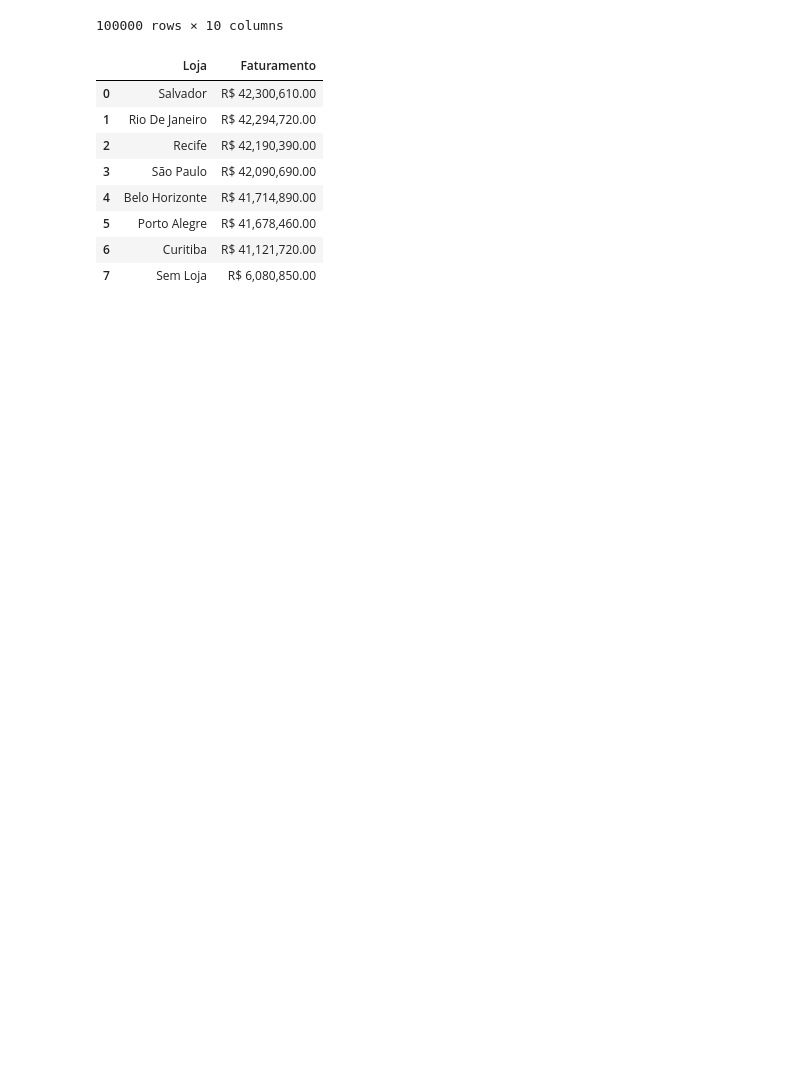
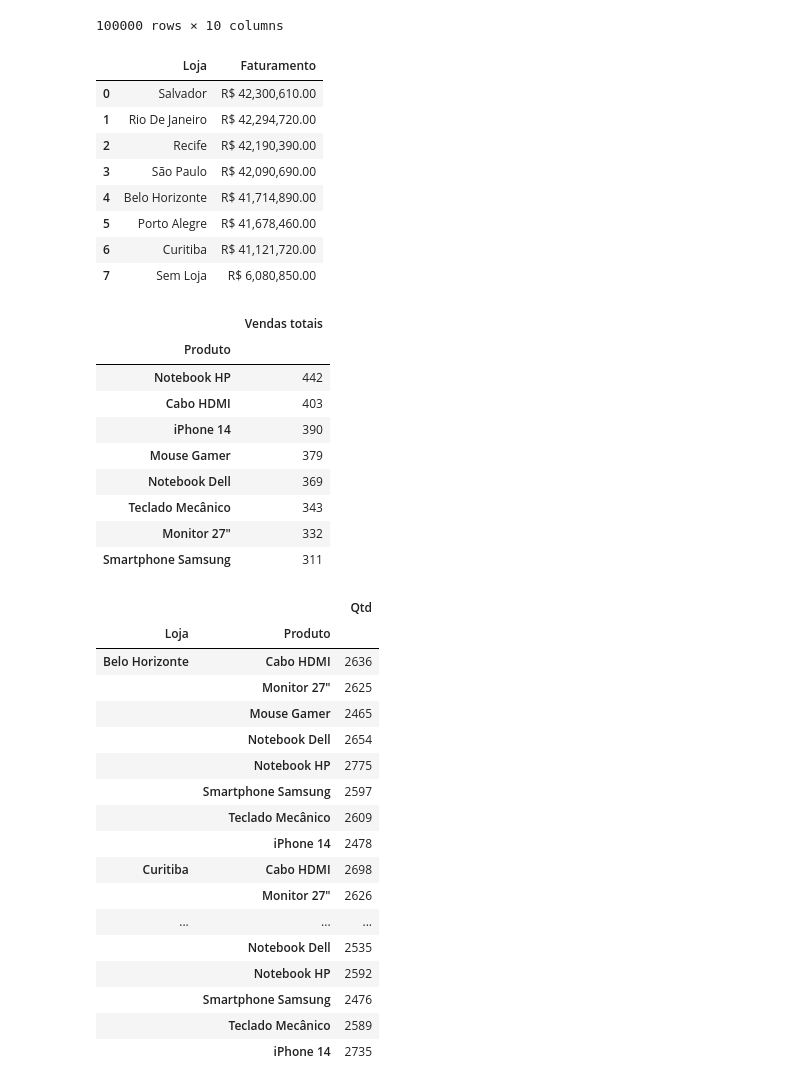
Before and after one commit to luizzh05/projetos-python, a Jupyter notebook: #2 - Teste/pandas_supremo.ipynb, the cells around one changed output. Saved outputs shown, nothing was run; the diff lists cells and outputs as text; code cells hidden in the pictures; blank space fills up the shorter version.

```diff
--- a/#2 - Teste/pandas_supremo.ipynb
+++ b/#2 - Teste/pandas_supremo.ipynb
@@ -267,18 +267,60 @@ display(df_analise)
 # %%
 # analiser de agrupamento
 analise_loja = df_analise[['Loja', 'Faturamento']].groupby('Loja').sum()
 analise_loja = analise_loja.sort_values(by='Faturamento', ascending=False)
 analise_loja = analise_loja.reset_index()
 analise_loja['Faturamento'] = analise_loja['Faturamento'].map('R$ {:,.2f}'.format)
 
 display(analise_loja)
+
+# ranking de produtos online
+df_vendas_online = df_analise[df_analise['Loja'] == 'Sem Loja']
+analise_produtos_online = df_vendas_online[['Produto', 'Qtd']].groupby('Produto').sum().sort_values(by='Qtd', ascending=False)
+
+analise_produtos_online = analise_produtos_online.rename(columns={'Qtd': 'Vendas totais'})
+display(analise_produtos_online)
+
+# análise de ranking por loja e produto
+# quais produtos venderam mais em quais lojas
+analise_produtos_em_lojas = df_analise[['Loja', 'Produto', 'Qtd']].groupby(['Loja', 'Produto']).sum()
+
+with pd.option_context('display.max_rows', None):
+    display(analise_produtos_em_lojas)
 # %% [output]
 |  | Loja | Faturamento |
 | 0 | Salvador | R$ 42,300,610.00 |
 | 1 | Rio De Janeiro | R$ 42,294,720.00 |
 | 2 | Recife | R$ 42,190,390.00 |
 | 3 | São Paulo | R$ 42,090,690.00 |
 | 4 | Belo Horizonte | R$ 41,714,890.00 |
 | 5 | Porto Alegre | R$ 41,678,460.00 |
 | 6 | Curitiba | R$ 41,121,720.00 |
 | 7 | Sem Loja | R$ 6,080,850.00 |
+|  | Vendas totais |
+| Produto |  |
+| Notebook HP | 442 |
+| Cabo HDMI | 403 |
+| iPhone 14 | 390 |
+| Mouse Gamer | 379 |
+| Notebook Dell | 369 |
+| Teclado Mecânico | 343 |
+| Monitor 27" | 332 |
+| Smartphone Samsung | 311 |
+|  |  | Qtd |
+| Loja | Produto |  |
+| Belo Horizonte | Cabo HDMI | 2636 |
+|  | Monitor 27" | 2625 |
+|  | Mouse Gamer | 2465 |
+|  | Notebook Dell | 2654 |
+|  | Notebook HP | 2775 |
+|  | Smartphone Samsung | 2597 |
+|  | Teclado Mecânico | 2609 |
+|  | iPhone 14 | 2478 |
+| Curitiba | Cabo HDMI | 2698 |
+|  | Monitor 27" | 2626 |
+| ... | ... | ... |
+|  | Notebook Dell | 2535 |
+|  | Notebook HP | 2592 |
+|  | Smartphone Samsung | 2476 |
+|  | Teclado Mecânico | 2589 |
+|  | iPhone 14 | 2735 |
```
Also changed, not shown: 1 other file.
